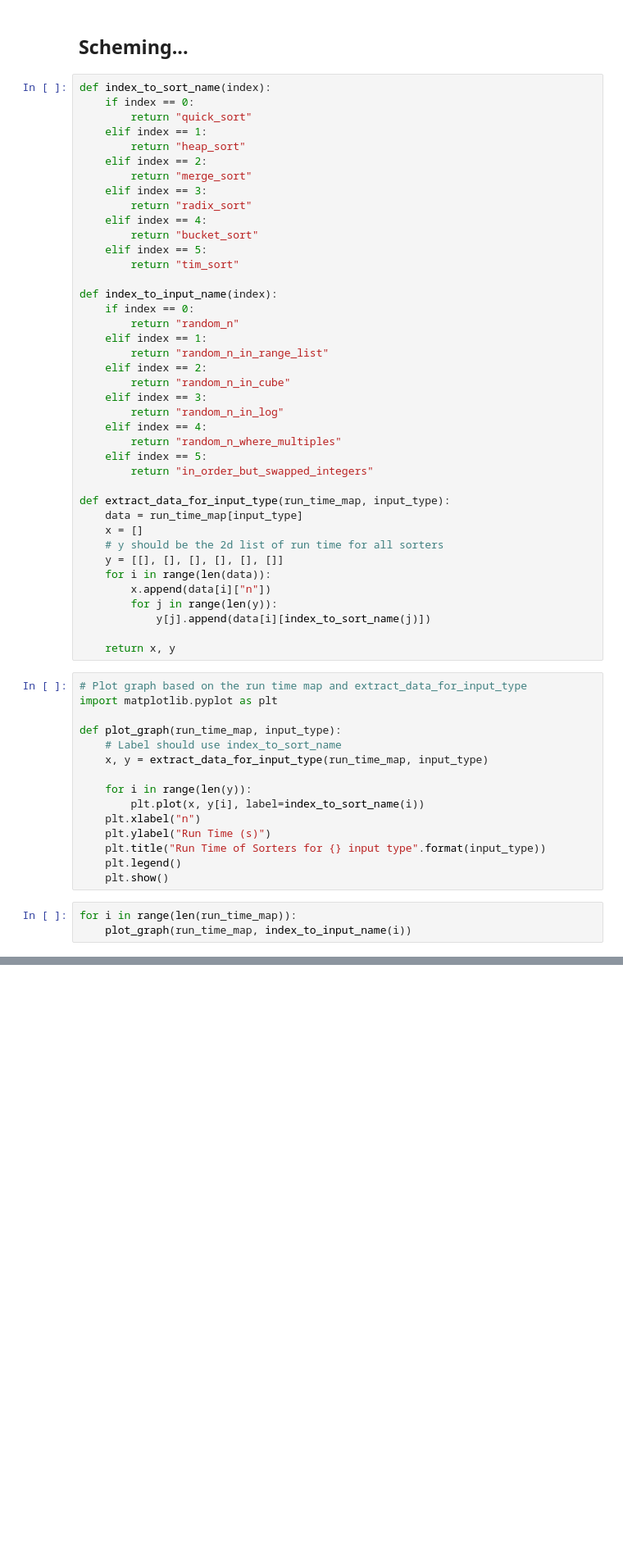
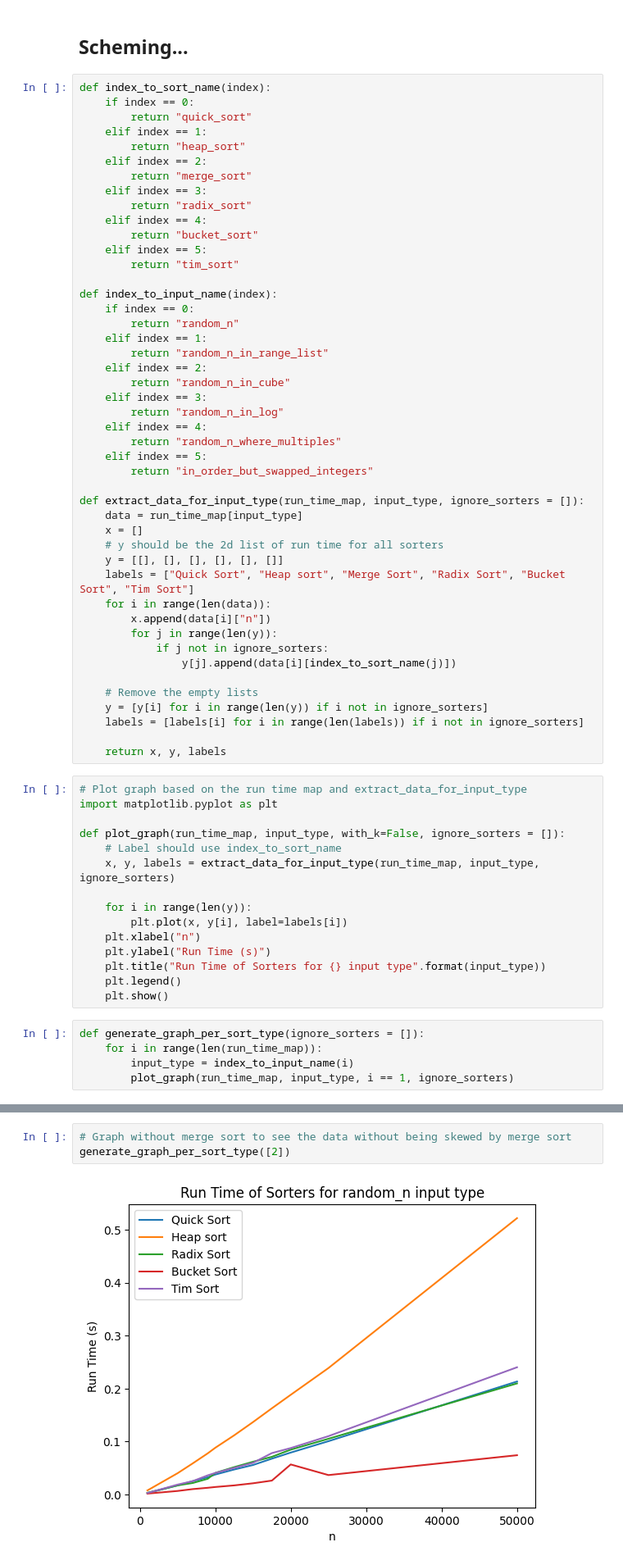
Before and after one commit to ptmdmusique/cs584-684-midterm, a Jupyter notebook: main.ipynb, the cells around one changed output, grey strips where cells are left out. Shown: that part at 82% size. Cells and saved outputs as stored; diff of their text form; blank space fills up the shorter version.

Commit message:
add more graph type

```diff
--- a/main.ipynb
+++ b/main.ipynb
@@ -413,32 +413,40 @@ def index_to_input_name(index):
     elif index == 5:
         return "in_order_but_swapped_integers"
 
-def extract_data_for_input_type(run_time_map, input_type):
+def extract_data_for_input_type(run_time_map, input_type, ignore_sorters = []):
     data = run_time_map[input_type]
     x = []
     # y should be the 2d list of run time for all sorters
     y = [[], [], [], [], [], []]
+    labels = ["Quick Sort", "Heap sort", "Merge Sort", "Radix Sort", "Bucket Sort", "Tim Sort"]
     for i in range(len(data)):
         x.append(data[i]["n"])
         for j in range(len(y)):
-            y[j].append(data[i][index_to_sort_name(j)])
+            if j not in ignore_sorters:
+                y[j].append(data[i][index_to_sort_name(j)])
 
-    return x, y
+    # Remove the empty lists
+    y = [y[i] for i in range(len(y)) if i not in ignore_sorters]
+    labels = [labels[i] for i in range(len(labels)) if i not in ignore_sorters]
+
+    return x, y, labels
 # %%
 # Plot graph based on the run time map and extract_data_for_input_type
 import matplotlib.pyplot as plt
 
-def plot_graph(run_time_map, input_type):
+def plot_graph(run_time_map, input_type, with_k=False, ignore_sorters = []):
     # Label should use index_to_sort_name
-    x, y = extract_data_for_input_type(run_time_map, input_type)
+    x, y, labels = extract_data_for_input_type(run_time_map, input_type, ignore_sorters)
 
     for i in range(len(y)):
-        plt.plot(x, y[i], label=index_to_sort_name(i))
+        plt.plot(x, y[i], label=labels[i])
     plt.xlabel("n")
     plt.ylabel("Run Time (s)")
     plt.title("Run Time of Sorters for {} input type".format(input_type))
     plt.legend()
     plt.show()
 # %%
-for i in range(len(run_time_map)):
-    plot_graph(run_time_map, index_to_input_name(i))
+def generate_graph_per_sort_type(ignore_sorters = []):
+    for i in range(len(run_time_map)):
+        input_type = index_to_input_name(i)
+        plot_graph(run_time_map, input_type, i == 1, ignore_sorters)
@@ -451,0 +456,5 @@ for i in range(len(run_time_map)):
+# %%
+# Graph without merge sort to see the data without being skewed by merge sort
+generate_graph_per_sort_type([2])
+# %% [output]
+[figure, added]
```
Also changed, not shown: parts of 4 cells of this notebook.
